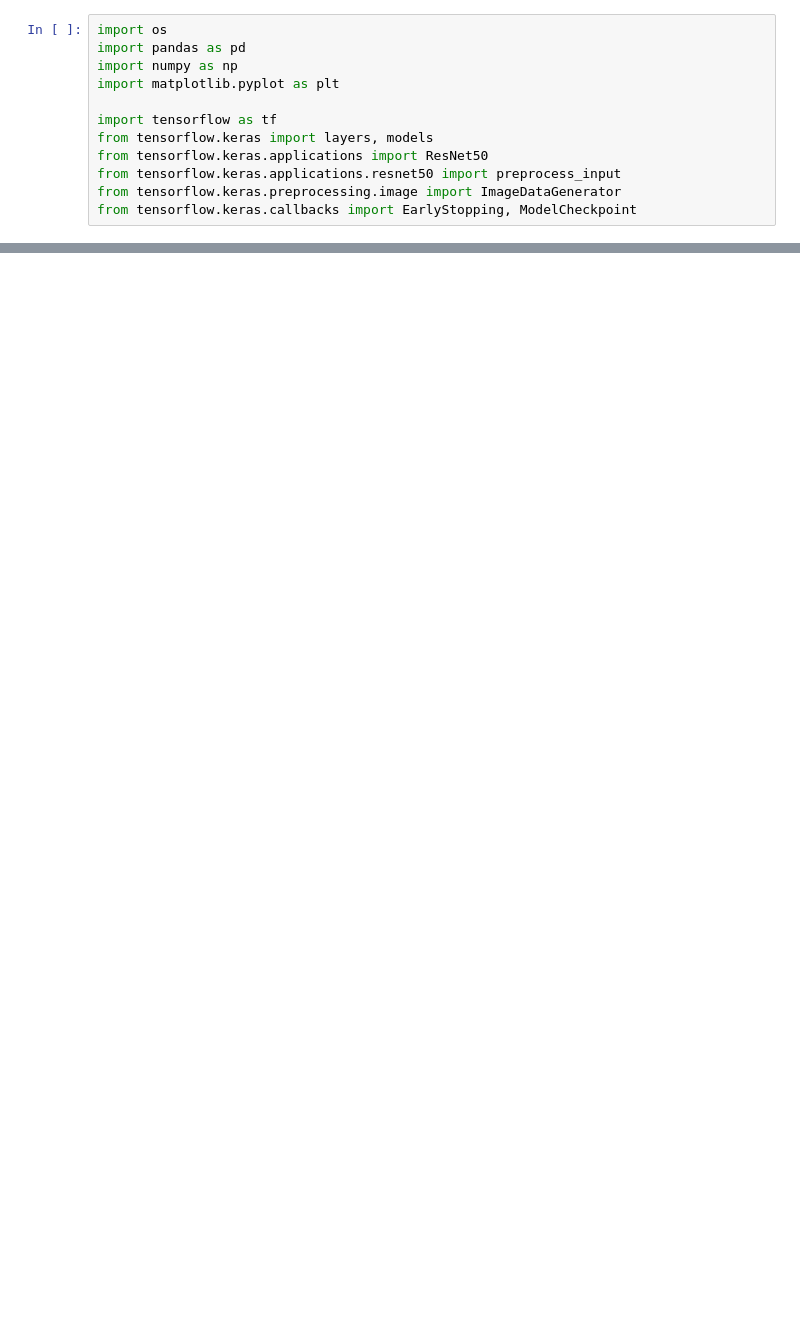
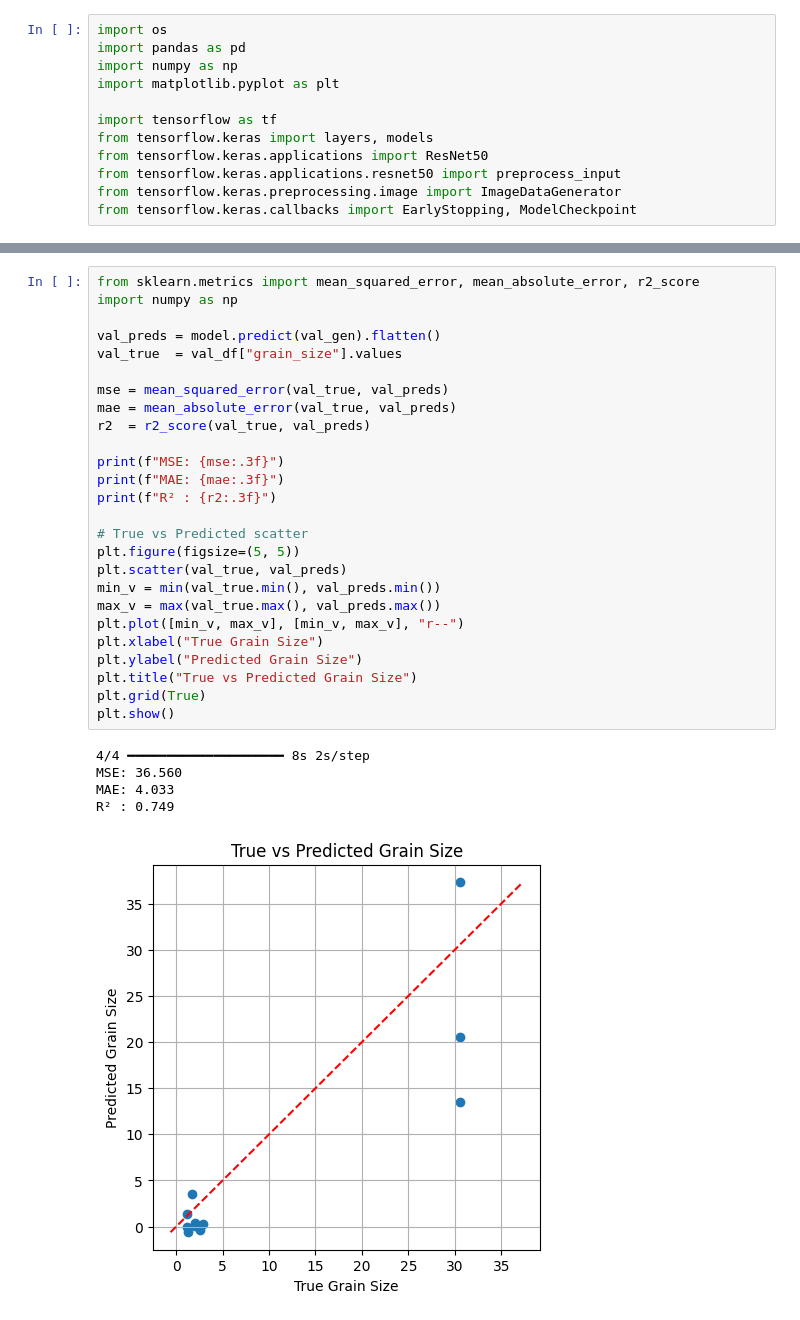
Before and after one commit to Srish-ty/resnet-SEM-microstructure-predictor, a Jupyter notebook: Grain_size_predictior_using_SEM.ipynb, the cells around one changed output, grey strips where cells are left out. Cells and saved outputs as stored; diff of their text form; blank space fills up the shorter version.

```diff
--- a/Grain_size_predictior_using_SEM.ipynb
+++ b/Grain_size_predictior_using_SEM.ipynb
@@ -113,0 +422,32 @@ Sheet: 'result_9'  -> sample_id used for matching: '9'
+# %%
+from sklearn.metrics import mean_squared_error, mean_absolute_error, r2_score
+import numpy as np
+
+val_preds = model.predict(val_gen).flatten()
+val_true  = val_df["grain_size"].values
+
+mse = mean_squared_error(val_true, val_preds)
+mae = mean_absolute_error(val_true, val_preds)
+r2  = r2_score(val_true, val_preds)
+
+print(f"MSE: {mse:.3f}")
+print(f"MAE: {mae:.3f}")
+print(f"R² : {r2:.3f}")
+
+# True vs Predicted scatter
+plt.figure(figsize=(5, 5))
+plt.scatter(val_true, val_preds)
+min_v = min(val_true.min(), val_preds.min())
+max_v = max(val_true.max(), val_preds.max())
+plt.plot([min_v, max_v], [min_v, max_v], "r--")
+plt.xlabel("True Grain Size")
+plt.ylabel("Predicted Grain Size")
+plt.title("True vs Predicted Grain Size")
+plt.grid(True)
+plt.show()
+# %% [output]
+4/4 ━━━━━━━━━━━━━━━━━━━━ 8s 2s/step
+MSE: 36.560
+MAE: 4.033
+R² : 0.749
+[figure, added]
```
Also changed, not shown: parts of 10 cells of this notebook, 1 other file.
